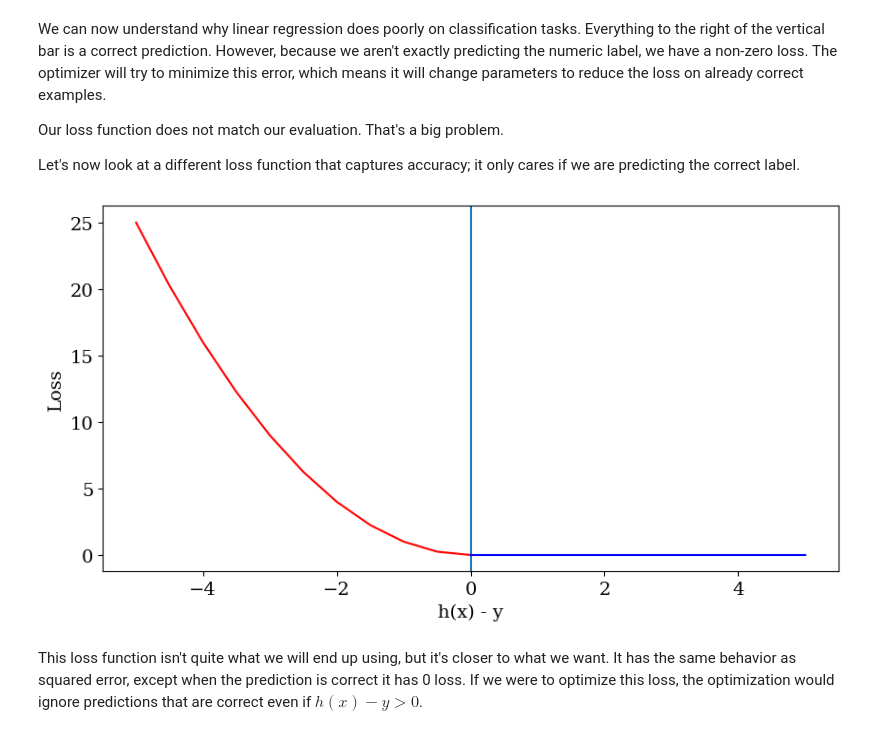
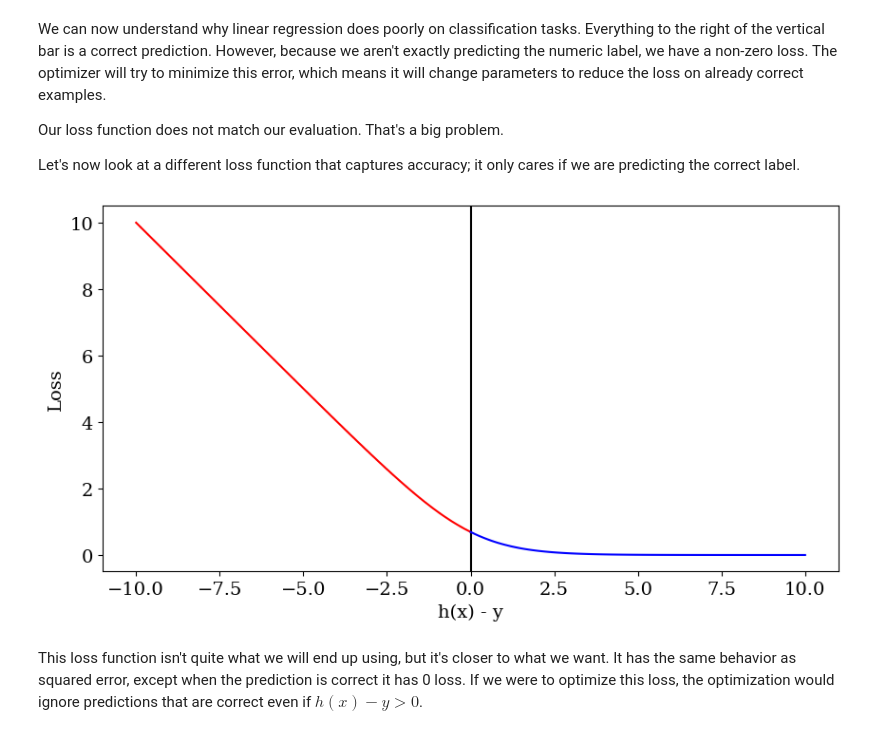
Before and after one commit to cs349f25/notebooks, a Jupyter notebook: classification_demo.ipynb, the cells around one changed output. Drawn from its saved outputs; the diff is of its cells as text; code cells hidden in the pictures.

```diff
--- a/classification_demo.ipynb
+++ b/classification_demo.ipynb
@@ -237,26 +239,27 @@ Our loss function does not match our evaluation. That's a big problem.
 
 Let's now look at a different loss function that captures accuracy; it only cares if we are predicting the correct label.
 # %%
-x_plot_wrong = np.arange(-5, .5, .5)
-y_plot_wrong = [0 if entry > 0 else (entry - 0) ** 2  for entry in x_plot_wrong]
+def sigmoid(x):
+    return 1 / (1 + np.exp(-x))
 
-x_plot_correct = np.arange(0, 5.5, .5)
-y_plot_correct = [0 if entry > 0 else (entry - 0) ** 2 for entry in x_plot_correct]
-
+log_loss_x_wrong = np.linspace(-10, 0, 100)
+log_loss_y_wrong = [log_loss([1], [sigmoid(x)], labels=(0, 1)) for x in log_loss_x_wrong]
+log_loss_x_correct = np.linspace(0, 10, 100)
+log_loss_y_correct = [log_loss([1], [sigmoid(x)], labels=(0, 1)) for x in log_loss_x_correct]
 
 fig = plt.figure(figsize=(10,5))
 xlabel = 'h(x) - y'
 ylabel = 'Loss'
 plt.xlabel(xlabel)
 plt.ylabel(ylabel)
 
 
-_ = plt.axvline(x=0)
+_ = plt.axvline(x=0, color='k')
 
-_ = plt.plot(x_plot_wrong, y_plot_wrong, wrong_color)
-_ = plt.plot(x_plot_correct, y_plot_correct, correct_color)
+_ = plt.plot(log_loss_x_wrong, log_loss_y_wrong, wrong_color)
+_ = plt.plot(log_loss_x_correct, log_loss_y_correct, correct_color)
 # %% [output]
-[figure, old version]
+[figure, new version]
 # %% [markdown]
 This loss function isn't quite what we will end up using, but it's closer to what we want. It has the same behavior as squared error, except when the prediction is correct it has 0 loss. If we were to optimize this loss, the optimization would ignore predictions that are correct even if $h(x) - y > 0$.
 # %% [markdown]
```
Also changed, not shown: parts of 6 cells of this notebook.
